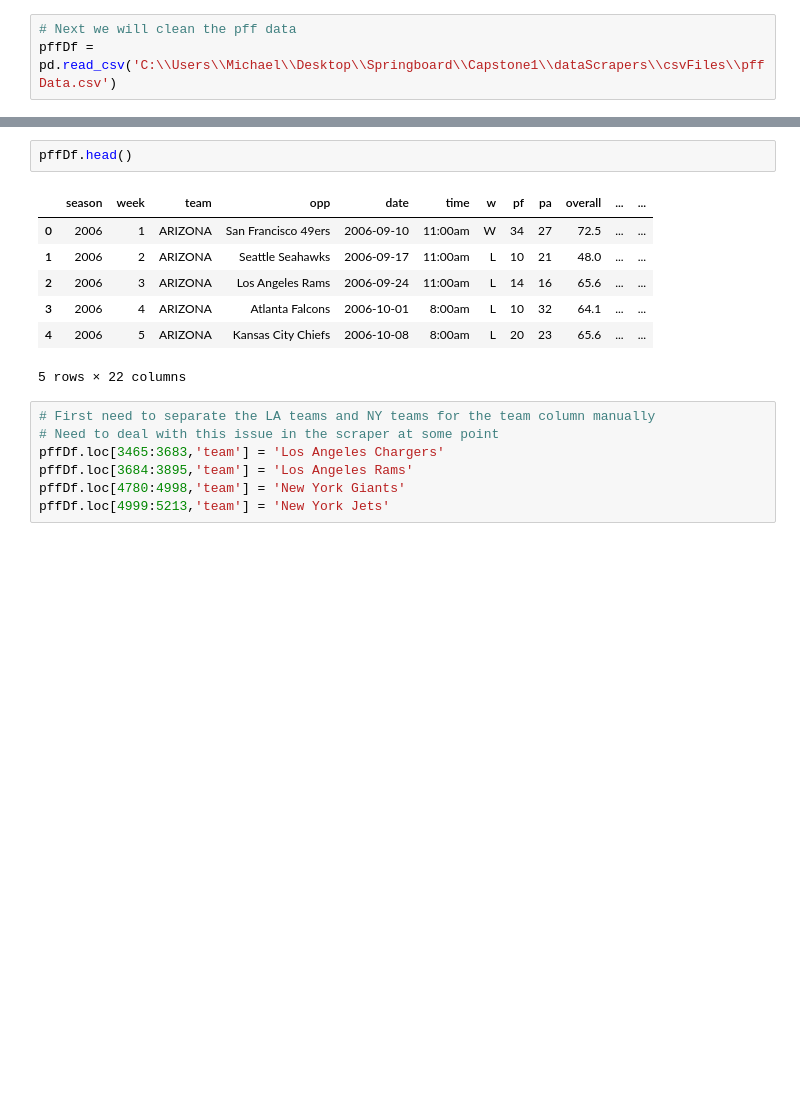
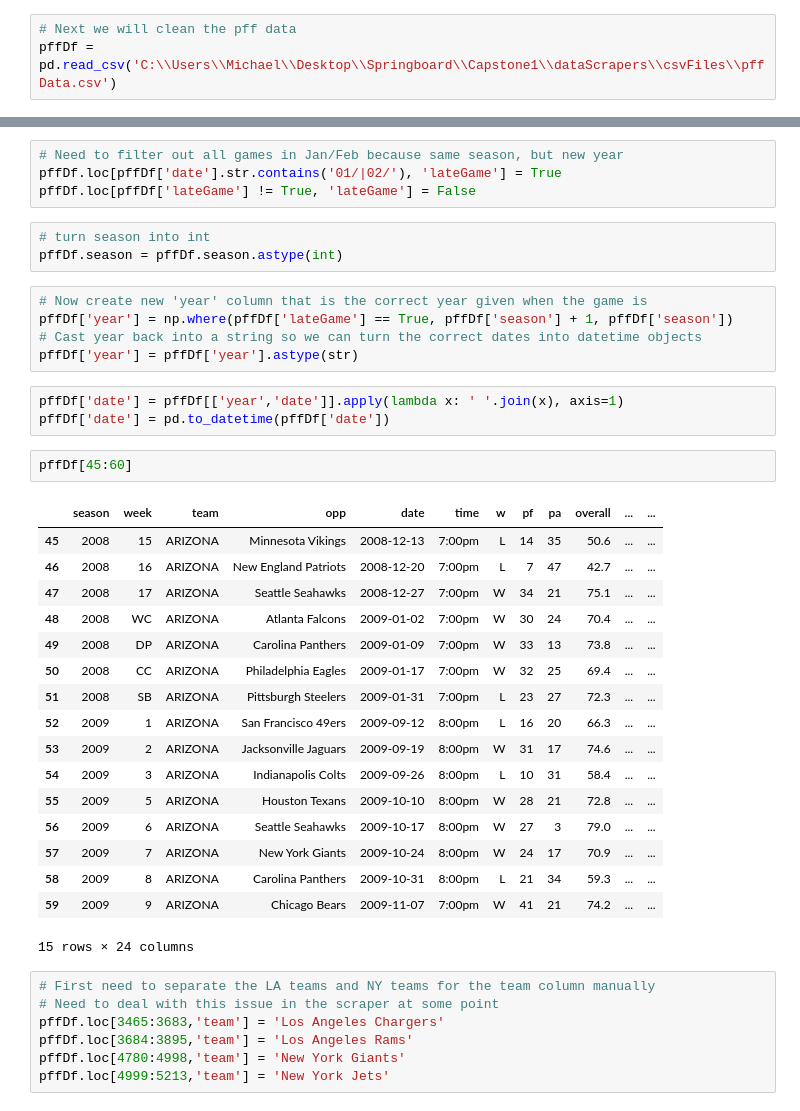
Before and after one commit to mries14/Springboard, a Jupyter notebook: Capstone1/dataCleaning/dataClean.ipynb, the cells around one changed output, grey strips where cells are left out. Saved outputs shown, nothing was run; the diff lists cells and outputs as text; blank space fills up the shorter version.

```diff
--- a/Capstone1/dataCleaning/dataClean.ipynb
+++ b/Capstone1/dataCleaning/dataClean.ipynb
@@ -159,13 +177,38 @@ pffDf['date'] = pd.to_datetime(pffDf['date'])
-# %%
-pffDf.head()
-# %% [output]
-|  | season | week | team | opp | date | time | w | pf | pa | overall | ... | ... |
-| 0 | 2006 | 1 | ARIZONA | San Francisco 49ers | 2006-09-10 | 11:00am | W | 34 | 27 | 72.5 | ... | ... |
-| 1 | 2006 | 2 | ARIZONA | Seattle Seahawks | 2006-09-17 | 11:00am | L | 10 | 21 | 48.0 | ... | ... |
-| 2 | 2006 | 3 | ARIZONA | Los Angeles Rams | 2006-09-24 | 11:00am | L | 14 | 16 | 65.6 | ... | ... |
-| 3 | 2006 | 4 | ARIZONA | Atlanta Falcons | 2006-10-01 | 8:00am | L | 10 | 32 | 64.1 | ... | ... |
-| 4 | 2006 | 5 | ARIZONA | Kansas City Chiefs | 2006-10-08 | 8:00am | L | 20 | 23 | 65.6 | ... | ... |
-5 rows × 22 columns
+# %%
+# Need to filter out all games in Jan/Feb because same season, but new year
+pffDf.loc[pffDf['date'].str.contains('01/|02/'), 'lateGame'] = True
+pffDf.loc[pffDf['lateGame'] != True, 'lateGame'] = False
+# %%
+# turn season into int
+pffDf.season = pffDf.season.astype(int)
+# %%
+# Now create new 'year' column that is the correct year given when the game is
+pffDf['year'] = np.where(pffDf['lateGame'] == True, pffDf['season'] + 1, pffDf['season'])
+# Cast year back into a string so we can turn the correct dates into datetime objects
+pffDf['year'] = pffDf['year'].astype(str)
+# %%
+pffDf['date'] = pffDf[['year','date']].apply(lambda x: ' '.join(x), axis=1)
+pffDf['date'] = pd.to_datetime(pffDf['date'])
+# %%
+pffDf[45:60]
+# %% [output]
+|  | season | week | team | opp | date | time | w | pf | pa | overall | ... | ... |
+| 45 | 2008 | 15 | ARIZONA | Minnesota Vikings | 2008-12-13 | 7:00pm | L | 14 | 35 | 50.6 | ... | ... |
+| 46 | 2008 | 16 | ARIZONA | New England Patriots | 2008-12-20 | 7:00pm | L | 7 | 47 | 42.7 | ... | ... |
+| 47 | 2008 | 17 | ARIZONA | Seattle Seahawks | 2008-12-27 | 7:00pm | W | 34 | 21 | 75.1 | ... | ... |
+| 48 | 2008 | WC | ARIZONA | Atlanta Falcons | 2009-01-02 | 7:00pm | W | 30 | 24 | 70.4 | ... | ... |
+| 49 | 2008 | DP | ARIZONA | Carolina Panthers | 2009-01-09 | 7:00pm | W | 33 | 13 | 73.8 | ... | ... |
+| 50 | 2008 | CC | ARIZONA | Philadelphia Eagles | 2009-01-17 | 7:00pm | W | 32 | 25 | 69.4 | ... | ... |
+| 51 | 2008 | SB | ARIZONA | Pittsburgh Steelers | 2009-01-31 | 7:00pm | L | 23 | 27 | 72.3 | ... | ... |
+| 52 | 2009 | 1 | ARIZONA | San Francisco 49ers | 2009-09-12 | 8:00pm | L | 16 | 20 | 66.3 | ... | ... |
+| 53 | 2009 | 2 | ARIZONA | Jacksonville Jaguars | 2009-09-19 | 8:00pm | W | 31 | 17 | 74.6 | ... | ... |
+| 54 | 2009 | 3 | ARIZONA | Indianapolis Colts | 2009-09-26 | 8:00pm | L | 10 | 31 | 58.4 | ... | ... |
+| 55 | 2009 | 5 | ARIZONA | Houston Texans | 2009-10-10 | 8:00pm | W | 28 | 21 | 72.8 | ... | ... |
+| 56 | 2009 | 6 | ARIZONA | Seattle Seahawks | 2009-10-17 | 8:00pm | W | 27 | 3 | 79.0 | ... | ... |
+| 57 | 2009 | 7 | ARIZONA | New York Giants | 2009-10-24 | 8:00pm | W | 24 | 17 | 70.9 | ... | ... |
+| 58 | 2009 | 8 | ARIZONA | Carolina Panthers | 2009-10-31 | 8:00pm | L | 21 | 34 | 59.3 | ... | ... |
+| 59 | 2009 | 9 | ARIZONA | Chicago Bears | 2009-11-07 | 7:00pm | W | 41 | 21 | 74.2 | ... | ... |
+15 rows × 24 columns
 # %%
 # First need to separate the LA teams and NY teams for the team column manually
 # Need to deal with this issue in the scraper at some point
```
Also changed, not shown: parts of 11 cells of this notebook, 10 other files.
